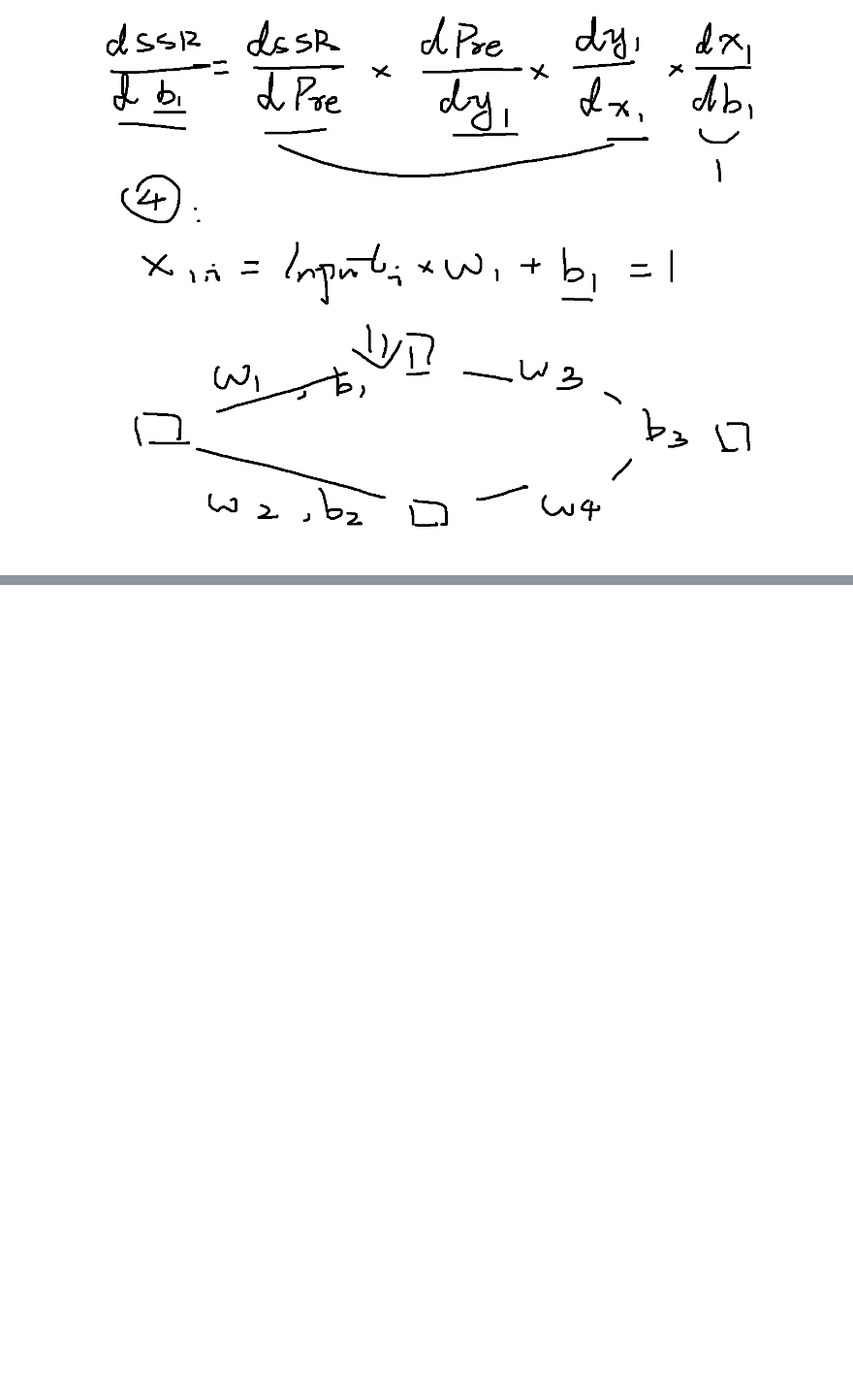
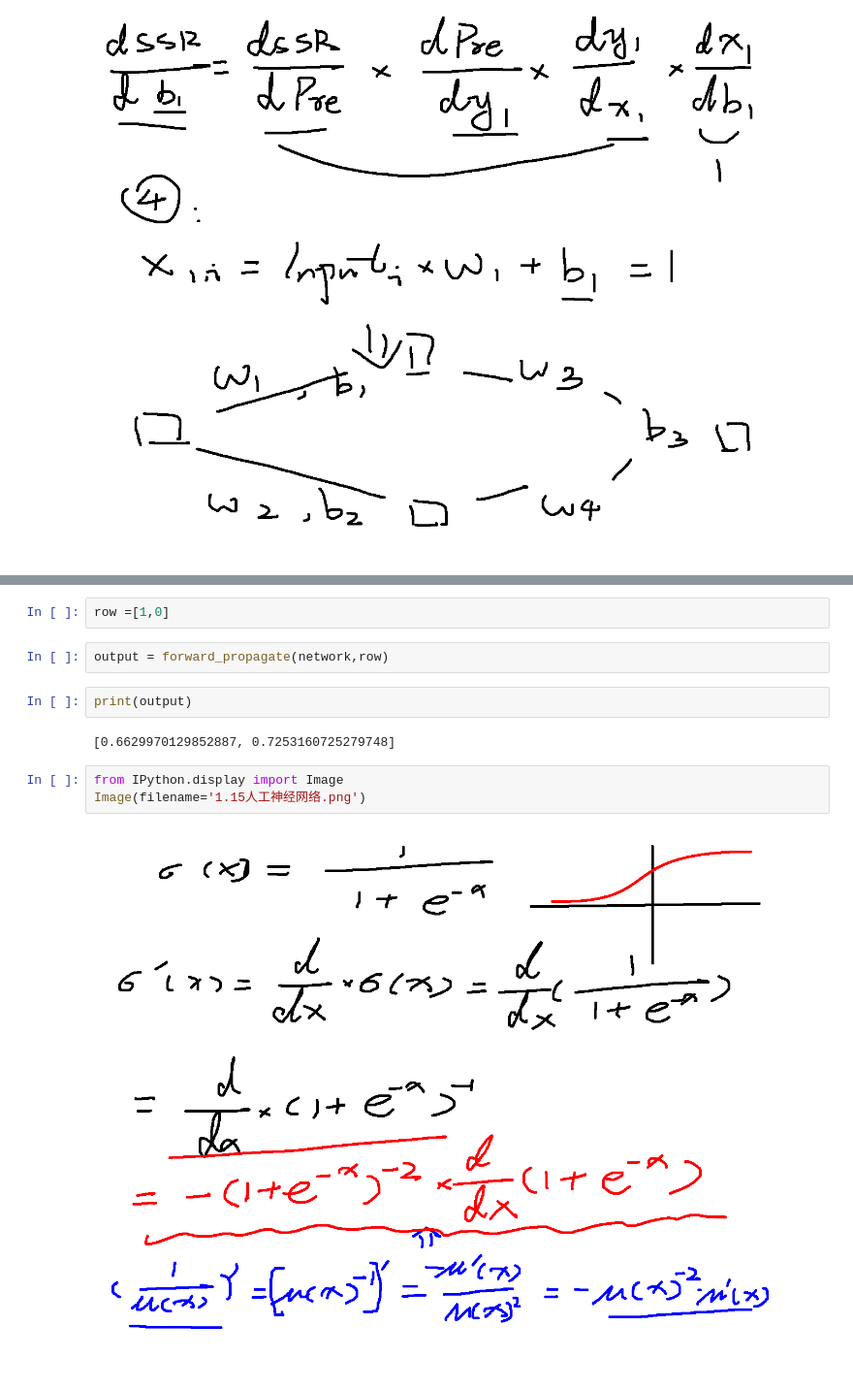
Before and after one commit to williamjiamin/Pure_Python_for_DS_ML, a Jupyter notebook: 16.人工神经网络与反向传播（Artificial_Neural_Network_Back-Propagation）/1.人工神经网络与反向传播（Artificial_Neural_Network_Back-Propagation）.ipynb, the cells around one changed output, grey strips where cells are left out. Shown at 97% size. Saved outputs shown, nothing was run; the diff lists cells and outputs as text; blank space fills up the shorter version.

Commit message:
add artificial neural network

```diff
--- a/16.人工神经网络与反向传播（Artificial_Neural_Network_Back-Propagation）/1.人工神经网络与反向传播（Artificial_Neural_Network_Back-Propagation）.ipynb
+++ b/16.人工神经网络与反向传播（Artificial_Neural_Network_Back-Propagation）/1.人工神经网络与反向传播（Artificial_Neural_Network_Back-Propagation）.ipynb
@@ -138,0 +185,13 @@ def initialize_our_neural_network(n_inputs,n_hidden,n_outputs):
+# %%
+row =[1,0]
+# %%
+output = forward_propagate(network,row)
+# %%
+print(output)
+# %% [output]
+[0.6629970129852887, 0.7253160725279748]
+# %%
+from IPython.display import Image
+Image(filename='1.15人工神经网络.png')
+# %% [output]
+[figure, added]
```
Also changed, not shown: parts of 21 cells of this notebook, 5 other files.
